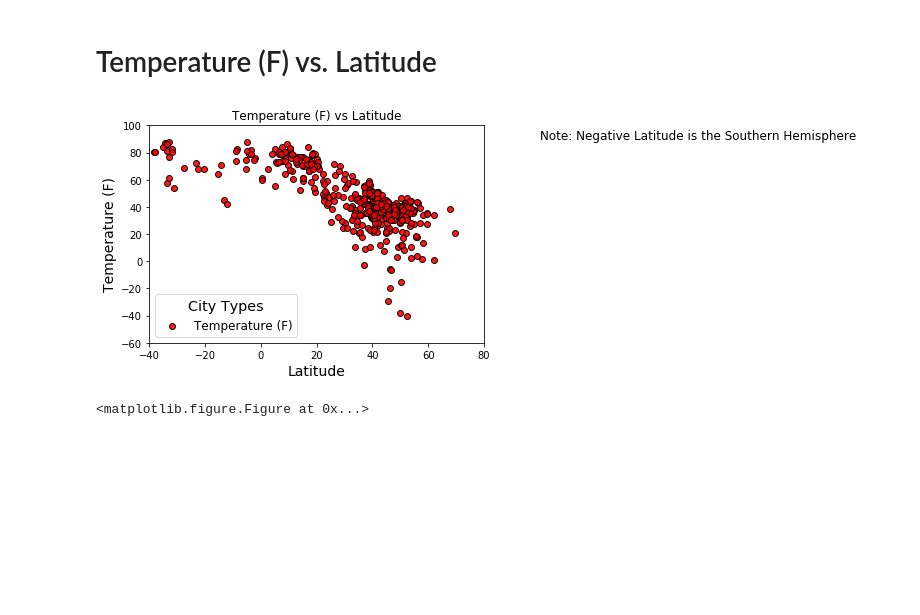
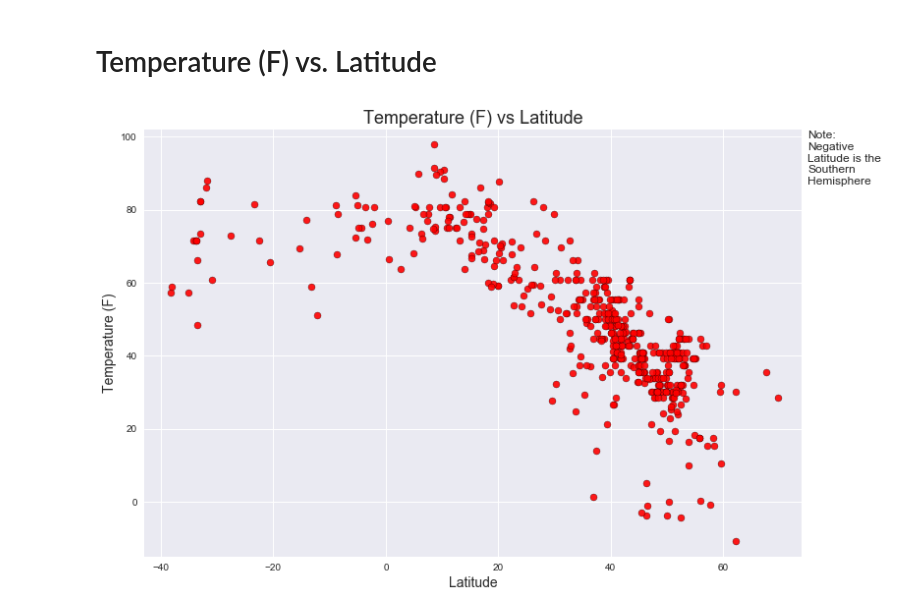
Before and after one commit to Flaw1331/HW6-APIs, a Jupyter notebook: WeatherPy.ipynb, the cells around one changed output. Cells and saved outputs as stored; diff of their text form; code cells hidden in the pictures; blank space fills up the shorter version.

```diff
--- a/WeatherPy.ipynb
+++ b/WeatherPy.ipynb
@@ -106,26 +131,26 @@ weather_sample_df
 # %% [markdown]
 # Temperature (F) vs. Latitude
 # %%
+# Setting Plot Style
+plt.style.use('seaborn')
+plt.figure(figsize=(12,8))
+
 # Creating the scatter for Temp vs Lat
-plt.scatter(weather_sample_df['lat'], weather_sample_df['temp'], marker="o", c='red', edgecolors="black", \
-            alpha=.9, label="Temperature (F)")
+plt.scatter(weather_sample_df['lat'], weather_sample_df['temp_max'], marker="o", c='red', edgecolors="black", \
+            alpha=.9)
 
 # Formatting the plot
-plt.ylim(-60, 100)
-plt.xlim(-40, 80)
+plt.ylim(int(weather_sample_df['temp_max'].min()-5), int(weather_sample_df['temp_max'].max()+5))
+plt.xlim(int(weather_sample_df['lat'].min()-5), int(weather_sample_df['lat'].max()+5))
 plt.xlabel("Latitude", fontsize=14)
 plt.ylabel("Temperature (F)", fontsize=14)
-plt.title("Temperature (F) vs Latitude")
-plt.text(100, 90, r'Note: Negative Latitude is the Southern Hemisphere', fontsize=12)
-lgnd = plt.legend(loc="best", title='City Types', fontsize='large', frameon=True, facecolor='white')
-plt.setp(lgnd.get_title(),fontsize='x-large')
-plt.figure(figsize=(8, 8))
+plt.title("Temperature (F) vs Latitude", fontsize=18)
+plt.text(int(weather_sample_df['lat'].max()+6), int(weather_sample_df['temp_max'].max()-10), 'Note:\nNegative\nLatitude is the\nSouthern\nHemisphere', fontsize=12)
 
 # Saving the scatter before printing
-plt.savefig('Temp_vs_Latitude.png')
+plt.savefig('Resources/Temp_vs_Latitude.png')
 
 # Printng out the plot
 plt.show()
 # %% [output]
-[figure, old version]
+[figure, new version]
-<matplotlib.figure.Figure at 0x...>
```
Also changed, not shown: parts of 7 cells of this notebook, 9 other files.
